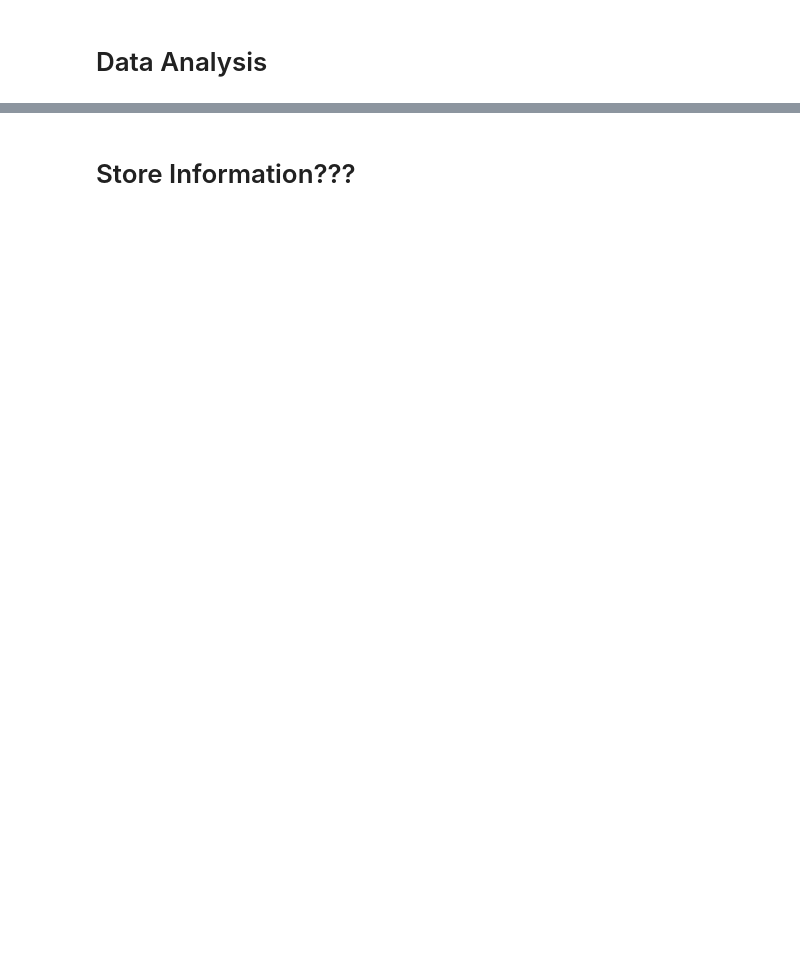
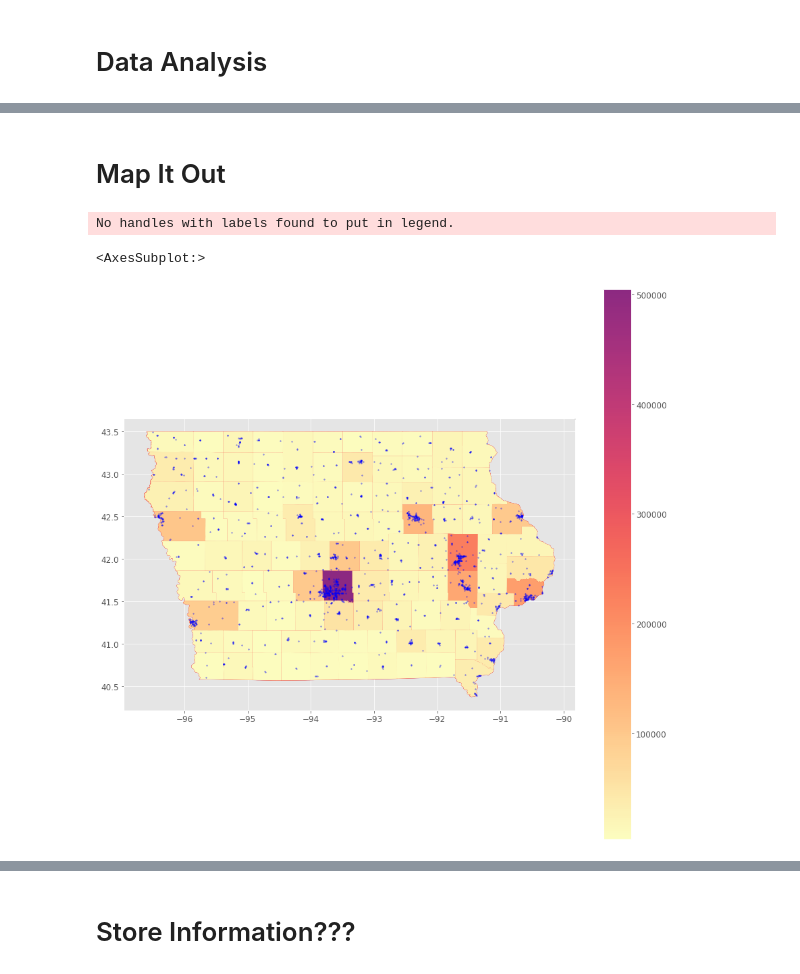
Before and after one commit to flyingcape/Iowa_Liquor_Sales, a Jupyter notebook: LiquorSales_Analysis_withDB.ipynb, the cells around one changed output, grey strips where cells are left out. Drawn from its saved outputs; the diff is of its cells as text; code cells hidden in the pictures; blank space fills up the shorter version.

Commit message:
more visualization work in the analysis notebooks

```diff
--- a/LiquorSales_Analysis_withDB.ipynb
+++ b/LiquorSales_Analysis_withDB.ipynb
@@ -258,0 +133,9 @@ No handles with labels found to put in legend.
+# %%
+df_bycounty_temp0 = temp1.groupby(['County']).agg({'Sale_Dollars':'sum',
+                               'StoreID':'nunique',
+                               'VolumeSold_Liters':'sum'})
+df_bycounty_temp0.rename(columns={'Sale_Dollars': 'Annual_SalesDollars',
+                            'StoreID': 'StoreCount',
+                            'VolumeSold_Liters': 'Annual_VolumeSold'}, inplace=True)
+
+df_bycounty_temp0.head()
@@ -258,0 +150,7 @@ No handles with labels found to put in legend.
+# %%
+df_bycounty_temp1 = df_bycounty_temp0.merge(county_2021, on = ['County'], how = 'left')
+df_bycounty_temp1['StoresPer10K'] = (df_bycounty_temp1['StoreCount']/df_bycounty_temp1['Population'])*10000
+df_bycounty_temp1['SalesPerCapita'] = (df_bycounty_temp1['Annual_SalesDollars']/df_bycounty_temp1['Population'])
+df_bycounty_temp1['VolSoldPerCapita'] = (df_bycounty_temp1['Annual_VolumeSold']/df_bycounty_temp1['Population'])
+df_bycounty_temp1 = df_bycounty_temp1.drop(columns = ['Income_PerCapita'])
+df_bycounty_temp1.head()
@@ -258,0 +164,5 @@ No handles with labels found to put in legend.
+# %%
+# Adding 2020 income column
+df_bycounty = df_bycounty_temp1.merge(county_2020_income, on = ['County'], how = 'left')
+df_bycounty.rename(columns={'Income_PerCapita': 'Income_PerCapita_2020'}, inplace=True)
+df_bycounty.head()
@@ -258,0 +223,3 @@ No handles with labels found to put in legend.
+# %%
+map_counties2 = map_counties.merge(df_bycounty, on = ['County'], how = 'left')
+map_counties2.head()
@@ -258,0 +289,25 @@ No handles with labels found to put in legend.
+# %% [markdown]
+# Map It Out
+# %%
+fig,ax = plt.subplots(figsize = (15,15))
+
+# County Boundaries
+map_counties2.to_crs(epsg=4326).plot(ax = ax, alpha=0.2, color="gray",edgecolor='black')
+
+#ax.set_title('Stores in 2021')
+
+map_counties.plot(color='white', edgecolor='red', ax=ax)
+map_counties2.plot(column='Population', cmap=new_cmap, ax=ax, legend=True)
+ax.legend(prop={'size':1}, loc='best')
+
+#for name in map_counties_pts['County']:
+#    if name in ['polk','linn','black hawk','scott','johnson']:
+#        x = map_counties_pts.loc[map_counties_pts['County']==name,'primary_lo']
+#        y = map_counties_pts.loc[map_counties_pts['County']==name,'primary_la']
+#        plt.text(x,y,name, fontsize=14, horizontalalignment='center')
+
+store_geo.plot(ax = ax, color="blue",markersize=3, alpha=0.40)
+# %% [output]
+No handles with labels found to put in legend.
+<AxesSubplot:>
+[figure, added]
```
Also changed, not shown: parts of 58 cells of this notebook, 2 other files.
